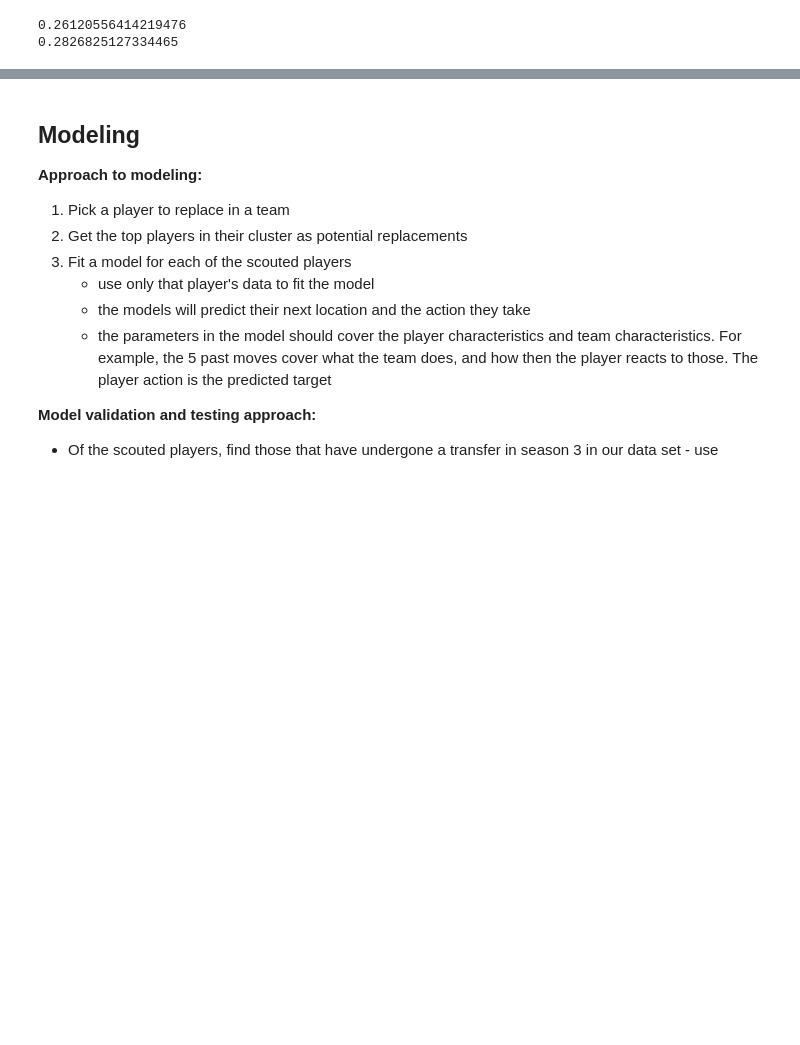
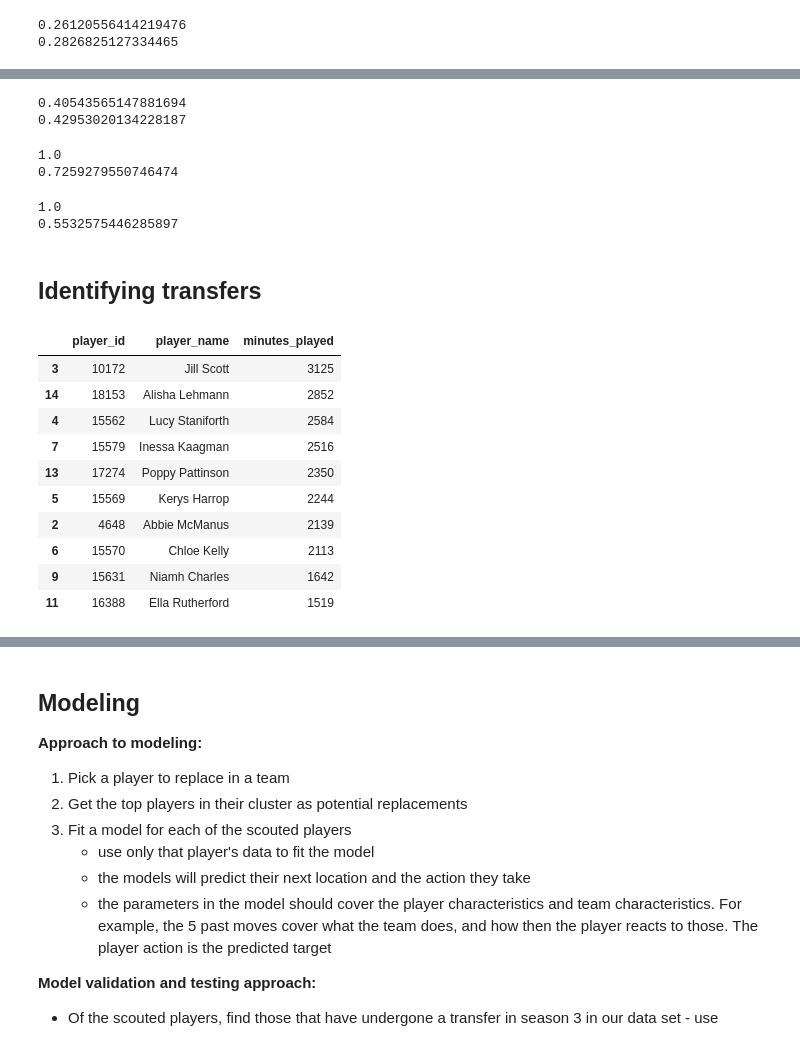
Before and after one commit to alexmihalache/Football-Analytics-Capstone---BrainStation-Final-Project, a Jupyter notebook: soccer_action_exploration.ipynb, the cells around one changed output, grey strips where cells are left out. Drawn from its saved outputs; the diff is of its cells as text; code cells hidden in the pictures; blank space fills up the shorter version.

```diff
--- a/soccer_action_exploration.ipynb
+++ b/soccer_action_exploration.ipynb
@@ -1470,0 +1519,28 @@ print(pipe.score(X_test, y_test_end_zone))
+# %%
+pipe = make_pipeline(ct, svm.SVC())
+pipe.fit(X_train, y_train_type)
+print(pipe.score(X_train, y_train_type))
+print(pipe.score(X_test, y_test_type))
+# %% [output]
+0.40543565147881694
+0.42953020134228187
+# %%
+from sklearn.tree import DecisionTreeClassifier
+
+pipe = make_pipeline(ct, DecisionTreeClassifier())
+pipe.fit(X_train, y_train_type)
+print(pipe.score(X_train, y_train_type))
+print(pipe.score(X_test, y_test_type))
+# %% [output]
+1.0
+0.7259279550746474
+# %%
+pipe = make_pipeline(ct, DecisionTreeClassifier())
+pipe.fit(X_train, y_train_end_zone)
+print(pipe.score(X_train, y_train_end_zone))
+print(pipe.score(X_test, y_test_end_zone))
+# %% [output]
+1.0
+0.5532575446285897
+# %% [markdown]
+## Identifying transfers
@@ -1470,0 +1549,14 @@ print(pipe.score(X_test, y_test_end_zone))
+# %%
+players[players['player_name'].isin(transfer_players)].groupby(['player_id','player_name'])['minutes_played'].sum().reset_index().sort_values(by='minutes_played',ascending=False).head(10)
+# %% [output]
+|  | player_id | player_name | minutes_played |
+| 3 | 10172 | Jill Scott | 3125 |
+| 14 | 18153 | Alisha Lehmann | 2852 |
+| 4 | 15562 | Lucy Staniforth | 2584 |
+| 7 | 15579 | Inessa Kaagman | 2516 |
+| 13 | 17274 | Poppy Pattinson | 2350 |
+| 5 | 15569 | Kerys Harrop | 2244 |
+| 2 | 4648 | Abbie McManus | 2139 |
+| 6 | 15570 | Chloe Kelly | 2113 |
+| 9 | 15631 | Niamh Charles | 1642 |
+| 11 | 16388 | Ella Rutherford | 1519 |
```
Also changed, not shown: parts of 31 cells of this notebook.
